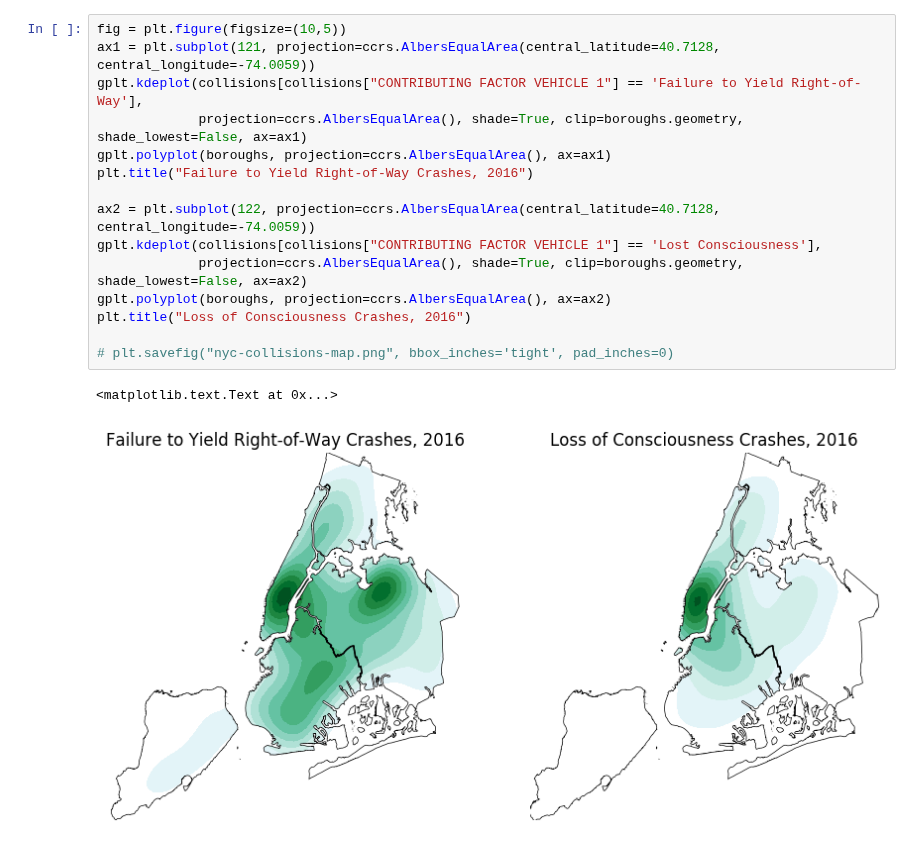
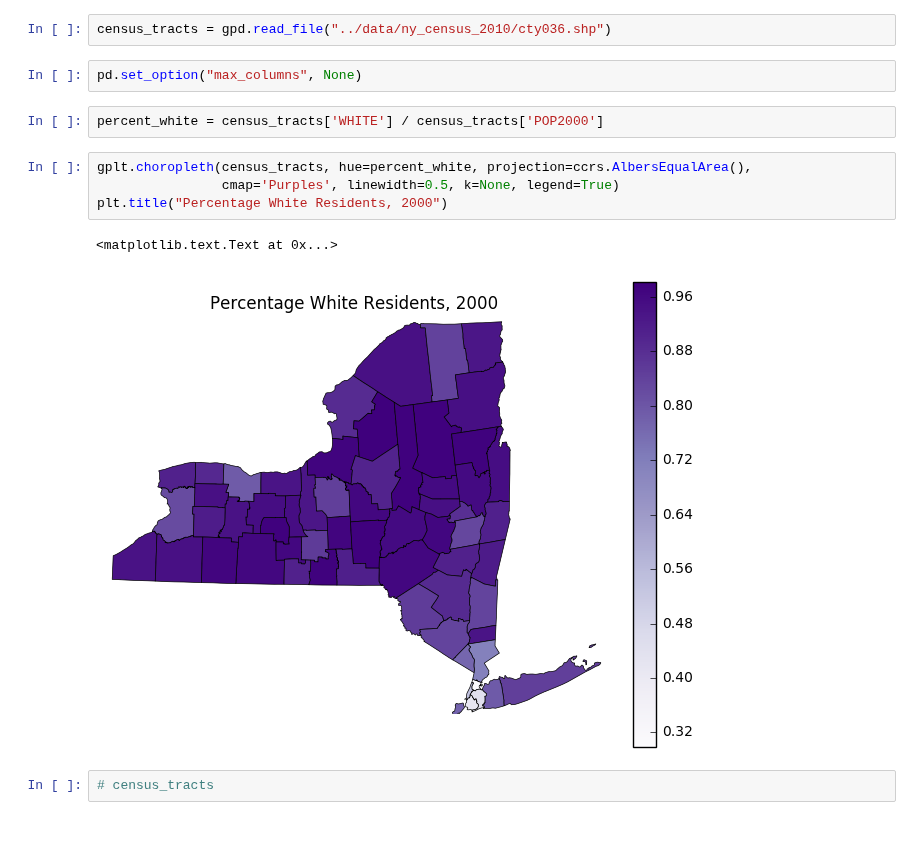
Before and after one commit to ResidentMario/geoplot, a Jupyter notebook: notebooks/Untitled.ipynb, the cells around one changed output. Cells and saved outputs as stored; diff of their text form.

```diff
--- a/notebooks/Untitled.ipynb
+++ b/notebooks/Untitled.ipynb
@@ -119,18 +14,15 @@ gplt.polyplot(boroughs, projection=ccrs.AlbersEqualArea(), ax=ax)
-# %%
-fig = plt.figure(figsize=(10,5))
-ax1 = plt.subplot(121, projection=ccrs.AlbersEqualArea(central_latitude=40.7128, central_longitude=-74.0059))
-gplt.kdeplot(collisions[collisions["CONTRIBUTING FACTOR VEHICLE 1"] == 'Failure to Yield Right-of-Way'],
-             projection=ccrs.AlbersEqualArea(), shade=True, clip=boroughs.geometry, shade_lowest=False, ax=ax1)
-gplt.polyplot(boroughs, projection=ccrs.AlbersEqualArea(), ax=ax1)
-plt.title("Failure to Yield Right-of-Way Crashes, 2016")
-
-ax2 = plt.subplot(122, projection=ccrs.AlbersEqualArea(central_latitude=40.7128, central_longitude=-74.0059))
-gplt.kdeplot(collisions[collisions["CONTRIBUTING FACTOR VEHICLE 1"] == 'Lost Consciousness'],
-             projection=ccrs.AlbersEqualArea(), shade=True, clip=boroughs.geometry, shade_lowest=False, ax=ax2)
-gplt.polyplot(boroughs, projection=ccrs.AlbersEqualArea(), ax=ax2)
-plt.title("Loss of Consciousness Crashes, 2016")
-
-# plt.savefig("nyc-collisions-map.png", bbox_inches='tight', pad_inches=0)
-# %% [output]
-<matplotlib.text.Text at 0x...>
-[figure, removed]
+# %%
+census_tracts = gpd.read_file("../data/ny_census_2010/cty036.shp")
+# %%
+pd.set_option("max_columns", None)
+# %%
+percent_white = census_tracts['WHITE'] / census_tracts['POP2000']
+# %%
+gplt.choropleth(census_tracts, hue=percent_white, projection=ccrs.AlbersEqualArea(),
+                cmap='Purples', linewidth=0.5, k=None, legend=True)
+plt.title("Percentage White Residents, 2000")
+# %% [output]
+<matplotlib.text.Text at 0x...>
+[figure, added]
+# %%
+# census_tracts
```
Also changed, not shown: parts of 14 cells of this notebook, 12 other files.
